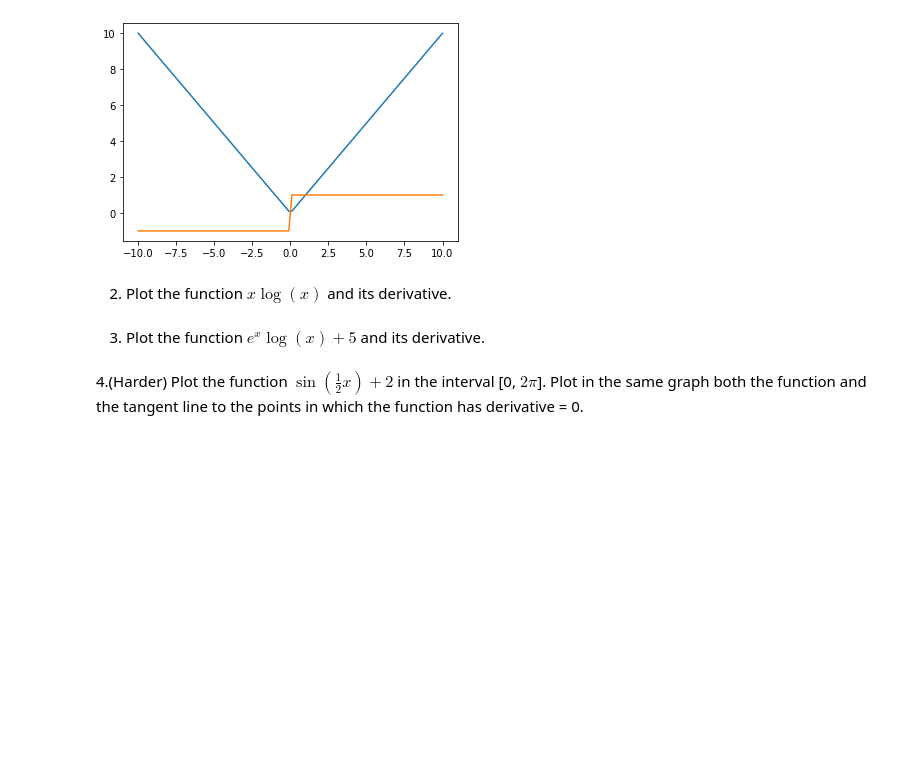
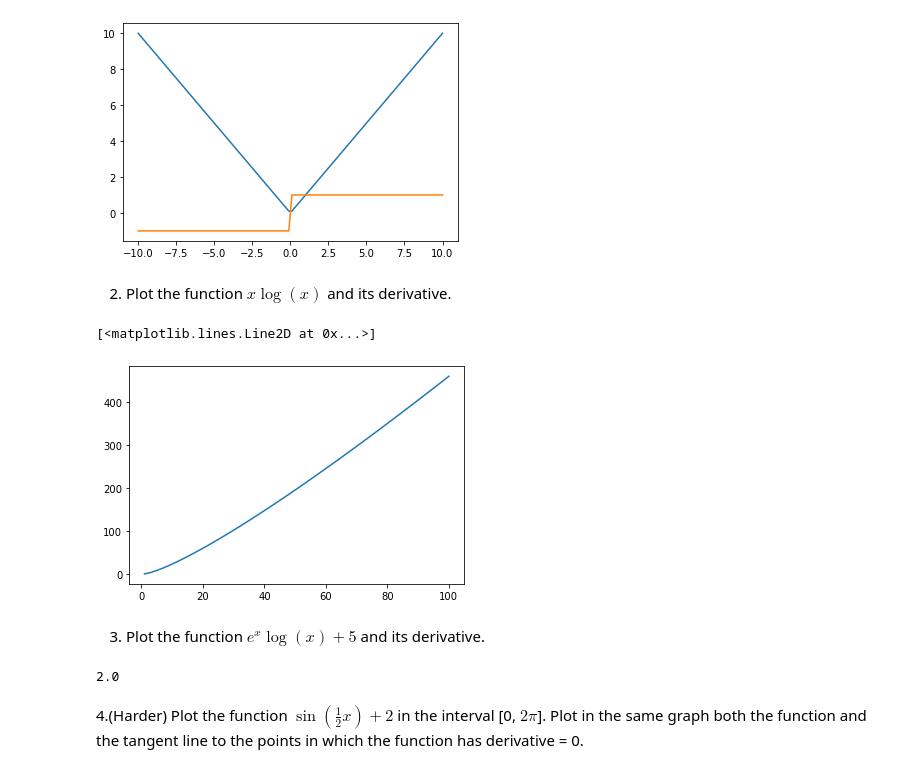
Before and after one commit to nagarjuna-de/Data-Science-2022, a Jupyter notebook: 12. Calculus/Drawing Functions in Python.ipynb, the cells around one changed output. Drawn from its saved outputs; the diff is of its cells as text; code cells hidden in the pictures; blank space fills up the shorter version.

```diff
--- a/12. Calculus/Drawing Functions in Python.ipynb
+++ b/12. Calculus/Drawing Functions in Python.ipynb
@@ -273,7 +273,21 @@ plt.plot(x,x_derivative)
 [figure]
 # %% [markdown]
 2. Plot the function $x\log(x)$ and its derivative.
+# %%
+x = np.linspace(1,100,50)
+def f(x):
+    return x*np.log(x)
+der = derivative(f,x, dx=1e-6)
+plt.plot(x,f(x))
+#plt.plot(x,der)
+# %% [output]
+[<matplotlib.lines.Line2D at 0x...>]
+[figure, added]
 # %% [markdown]
 3. Plot the function $e^{x}\log(x)+5$ and its derivative.
+# %%
+print(np.log10(100))
+# %% [output]
+2.0
 # %% [markdown]
 4.(Harder) Plot the function $\sin(\frac{1}{2}x)+2$ in the interval \[0, $2\pi$\]. Plot in the same graph both the function and the tangent line to the points in which the function has derivative = 0.
```
